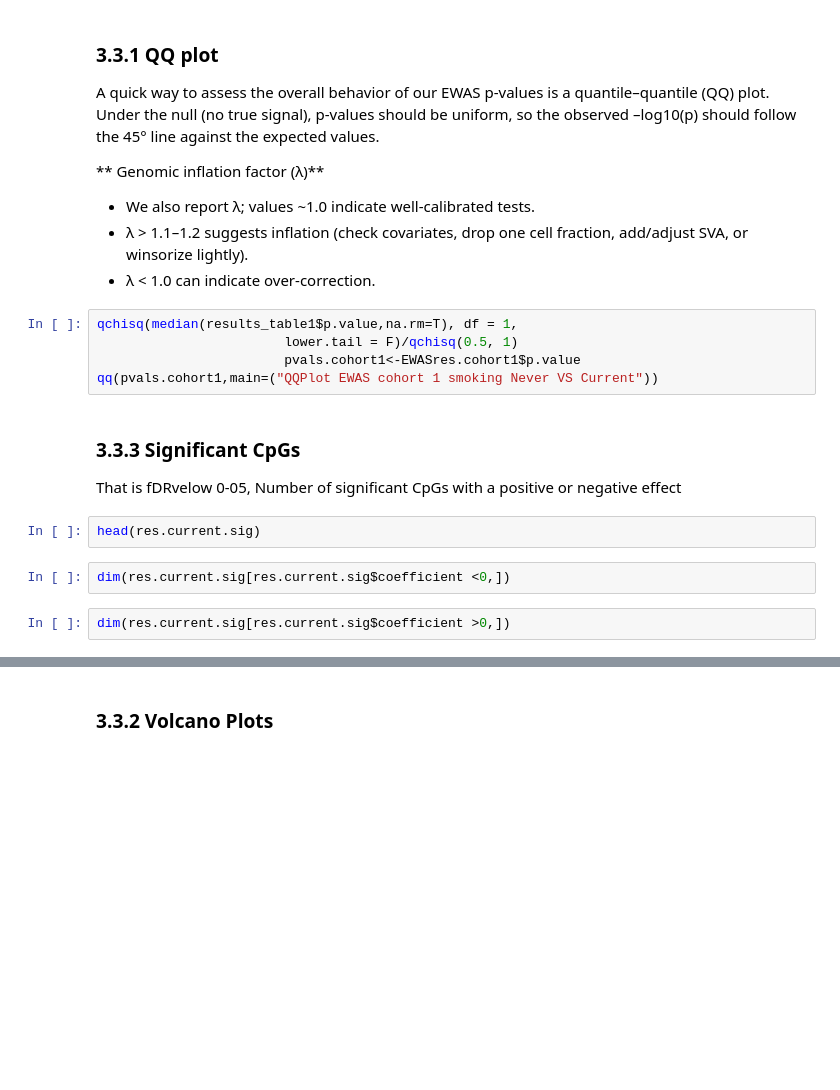
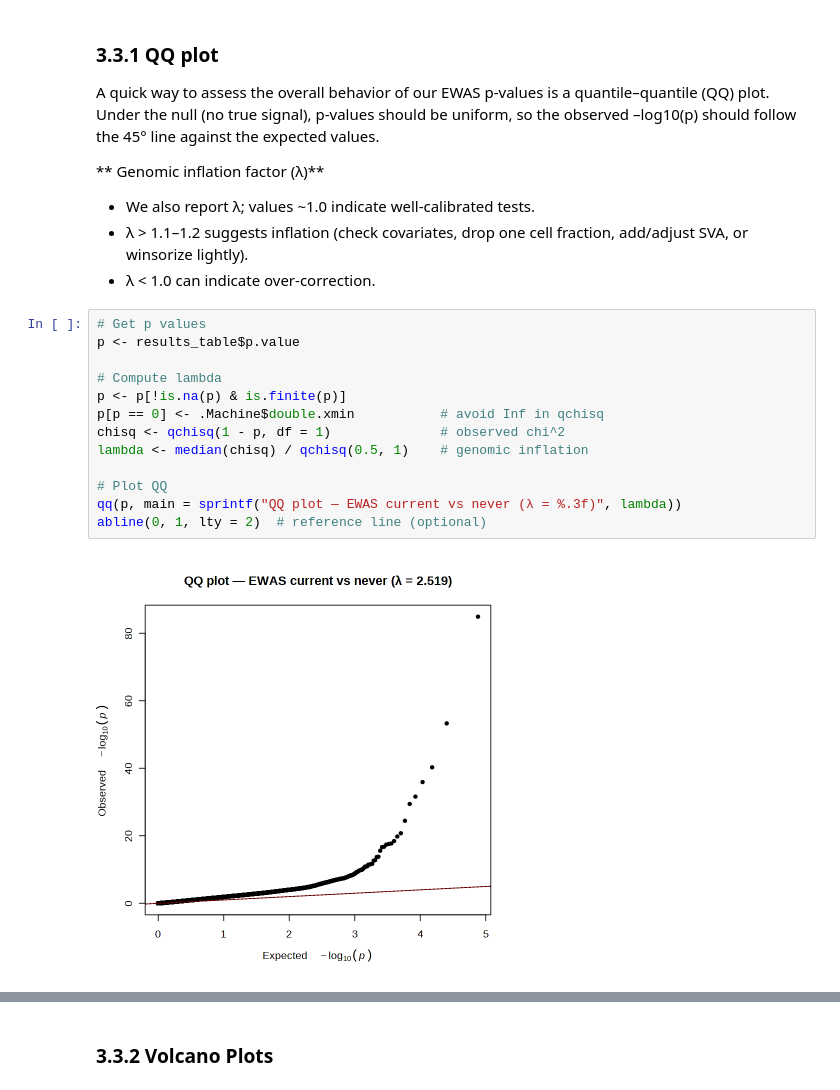
Before and after one commit to joanall/Hands-On-Epigenome-Wide-Analysis-EWAS-, a Jupyter notebook: ewas_tutorial.ipynb, the cells around one changed output, grey strips where cells are left out. Cells and saved outputs as stored; diff of their text form; blank space fills up the shorter version.

```diff
--- a/ewas_tutorial.ipynb
+++ b/ewas_tutorial.ipynb
@@ -573,18 +573,18 @@ A quick way to assess the overall behavior of our EWAS p-values is a quantile–
 - We also report λ; values ~1.0 indicate well-calibrated tests.
 - λ > 1.1–1.2 suggests inflation (check covariates, drop one cell fraction, add/adjust SVA, or winsorize lightly).
 - λ < 1.0 can indicate over-correction.
-# %%
-qchisq(median(results_table1$p.value,na.rm=T), df = 1,
-                        lower.tail = F)/qchisq(0.5, 1)
-                        pvals.cohort1<-EWASres.cohort1$p.value
-qq(pvals.cohort1,main=("QQPlot EWAS cohort 1 smoking Never VS Current"))
-# %% [markdown]
-### 3.3.3 Significant CpGs
-
-That is fDRvelow 0-05, Number of significant CpGs with a positive or negative effect
-# %%
-head(res.current.sig)
-# %%
-dim(res.current.sig[res.current.sig$coefficient <0,])
-# %%
-dim(res.current.sig[res.current.sig$coefficient >0,])
+# %%
+# Get p values
+p <- results_table$p.value
+
+# Compute lambda
+p <- p[!is.na(p) & is.finite(p)]
+p[p == 0] <- .Machine$double.xmin           # avoid Inf in qchisq
+chisq <- qchisq(1 - p, df = 1)              # observed chi^2
+lambda <- median(chisq) / qchisq(0.5, 1)    # genomic inflation
+
+# Plot QQ
+qq(p, main = sprintf("QQ plot — EWAS current vs never (λ = %.3f)", lambda))
+abline(0, 1, lty = 2)  # reference line (optional)
+# %% [output]
+[figure, added]
```
Also changed, not shown: parts of 5 cells of this notebook.
